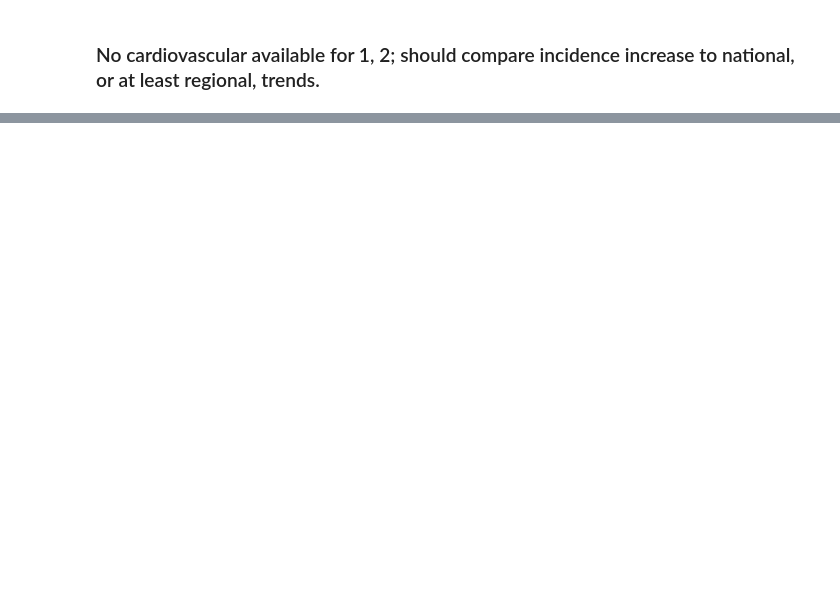
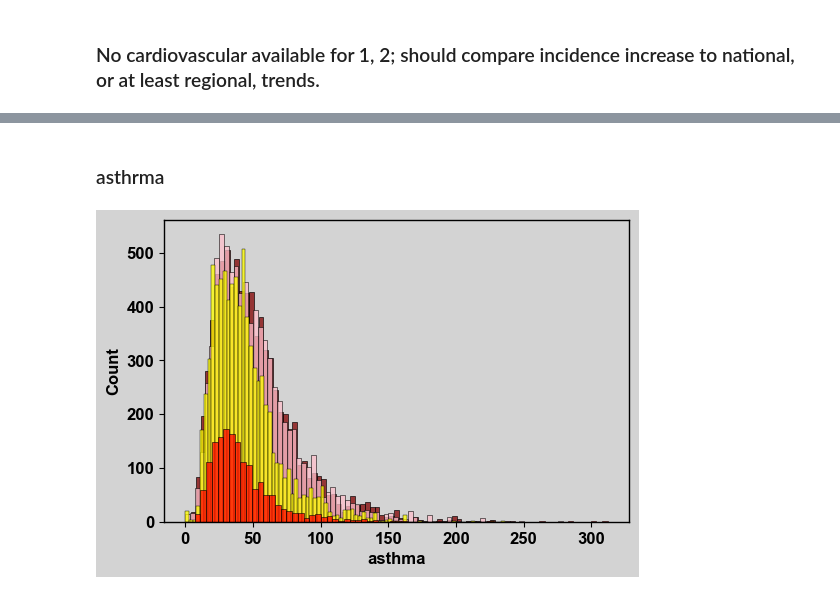
Before and after one commit to gigi-codes/warehouse_density, a Jupyter notebook: Giovanna/02_aggregateEDA.ipynb, the cells around one changed output, grey strips where cells are left out. Drawn from its saved outputs; the diff is of its cells as text; code cells hidden in the pictures; blank space fills up the shorter version.

```diff
--- a/Giovanna/02_aggregateEDA.ipynb
+++ b/Giovanna/02_aggregateEDA.ipynb
@@ -347,0 +403,25 @@ sns.histplot(data = df3,
+# %% [markdown]
+### asthrma
+# %%
+#copying the asthma histos above
+
+x = 'asthma'
+
+sns.histplot(data = df4,
+        x = x,
+        color = 'maroon',
+        );
+sns.histplot(data = df3,
+        x = x,
+        color = 'pink',
+        );
+sns.histplot(data = df2,
+        x = x,
+        color = 'yellow',
+        );
+sns.histplot(data = df1,
+        x = x,
+        color = 'red',
+        );
+# %% [output]
+[figure, added]
```
Also changed, not shown: parts of 23 cells of this notebook, 6 other files.
